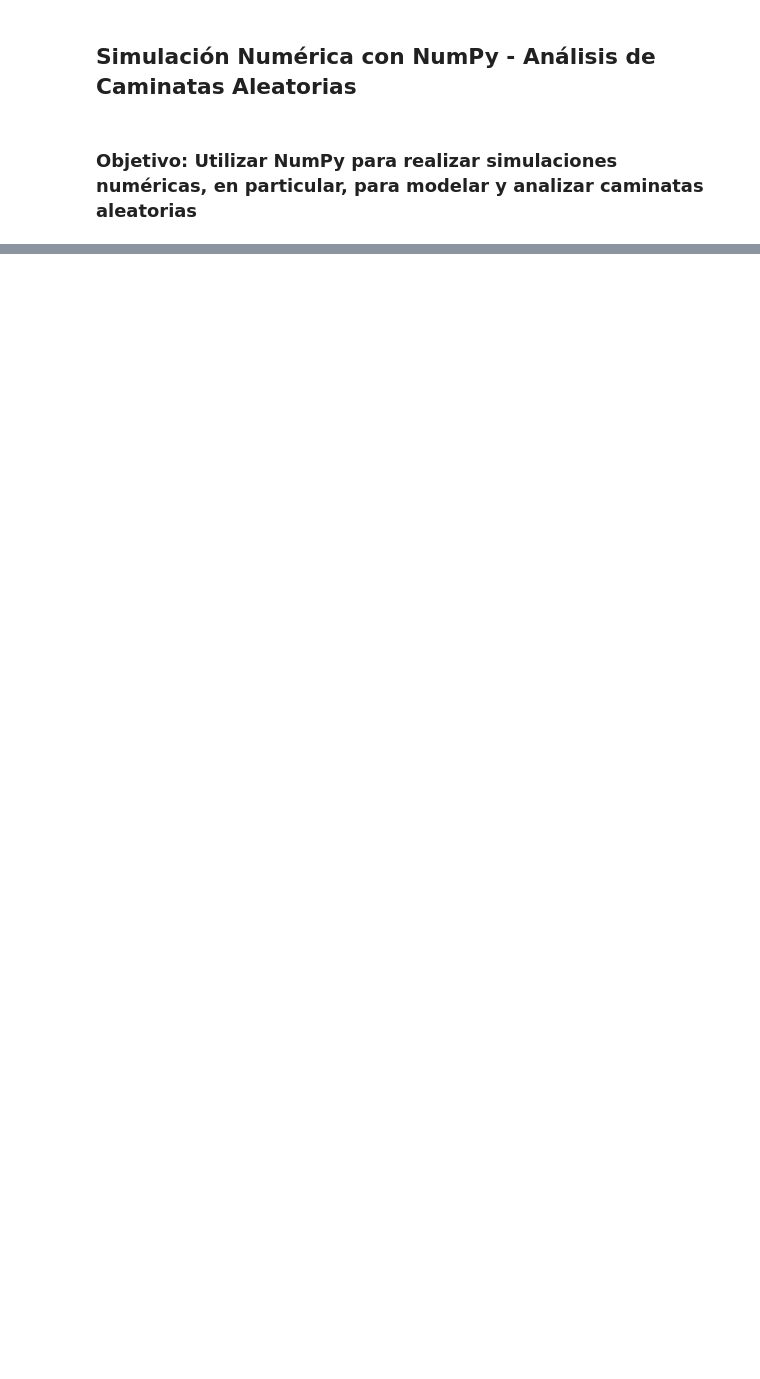
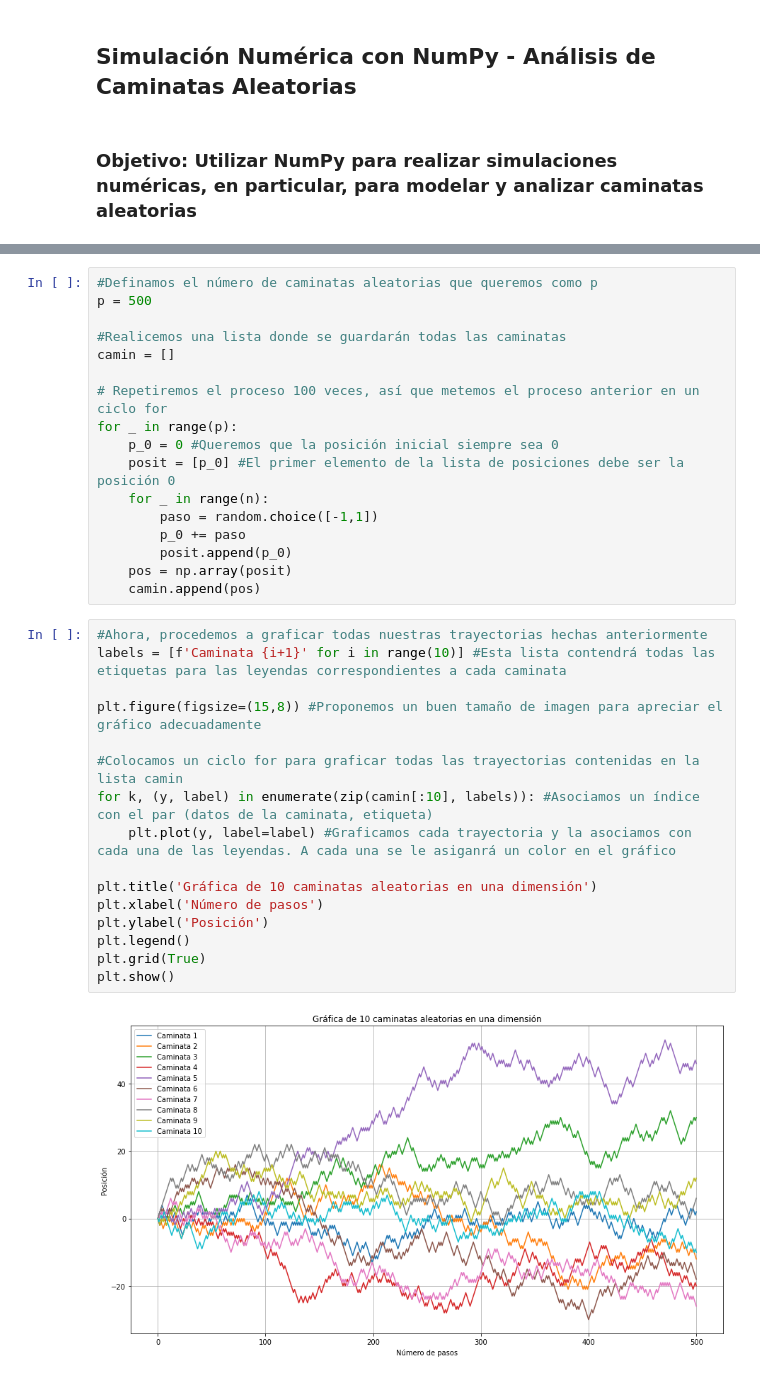
Before and after one commit to JJesusHHiguera/Projects, a Jupyter notebook: Caminata aleatoria.ipynb, the cells around one changed output, grey strips where cells are left out. Drawn from its saved outputs; the diff is of its cells as text; blank space fills up the shorter version.

```diff
--- a/Caminata aleatoria.ipynb
+++ b/Caminata aleatoria.ipynb
@@ -41,0 +102,35 @@ Ahora, hagamos lo propio para la versión en dos dimensiones
+# %%
+#Definamos el número de caminatas aleatorias que queremos como p
+p = 500
+
+#Realicemos una lista donde se guardarán todas las caminatas
+camin = []
+
+# Repetiremos el proceso 100 veces, así que metemos el proceso anterior en un ciclo for
+for _ in range(p):
+    p_0 = 0 #Queremos que la posición inicial siempre sea 0
+    posit = [p_0] #El primer elemento de la lista de posiciones debe ser la posición 0
+    for _ in range(n):
+        paso = random.choice([-1,1])
+        p_0 += paso
+        posit.append(p_0)
+    pos = np.array(posit)
+    camin.append(pos)
+# %%
+#Ahora, procedemos a graficar todas nuestras trayectorias hechas anteriormente
+labels = [f'Caminata {i+1}' for i in range(10)] #Esta lista contendrá todas las etiquetas para las leyendas correspondientes a cada caminata
+
+plt.figure(figsize=(15,8)) #Proponemos un buen tamaño de imagen para apreciar el gráfico adecuadamente
+
+#Colocamos un ciclo for para graficar todas las trayectorias contenidas en la lista camin
+for k, (y, label) in enumerate(zip(camin[:10], labels)): #Asociamos un índice con el par (datos de la caminata, etiqueta)
+    plt.plot(y, label=label) #Graficamos cada trayectoria y la asociamos con cada una de las leyendas. A cada una se le asiganrá un color en el gráfico
+
+plt.title('Gráfica de 10 caminatas aleatorias en una dimensión')
+plt.xlabel('Número de pasos')
+plt.ylabel('Posición')
+plt.legend()
+plt.grid(True)
+plt.show()
+# %% [output]
+[figure, added]
```
Also changed, not shown: parts of 35 cells of this notebook.
